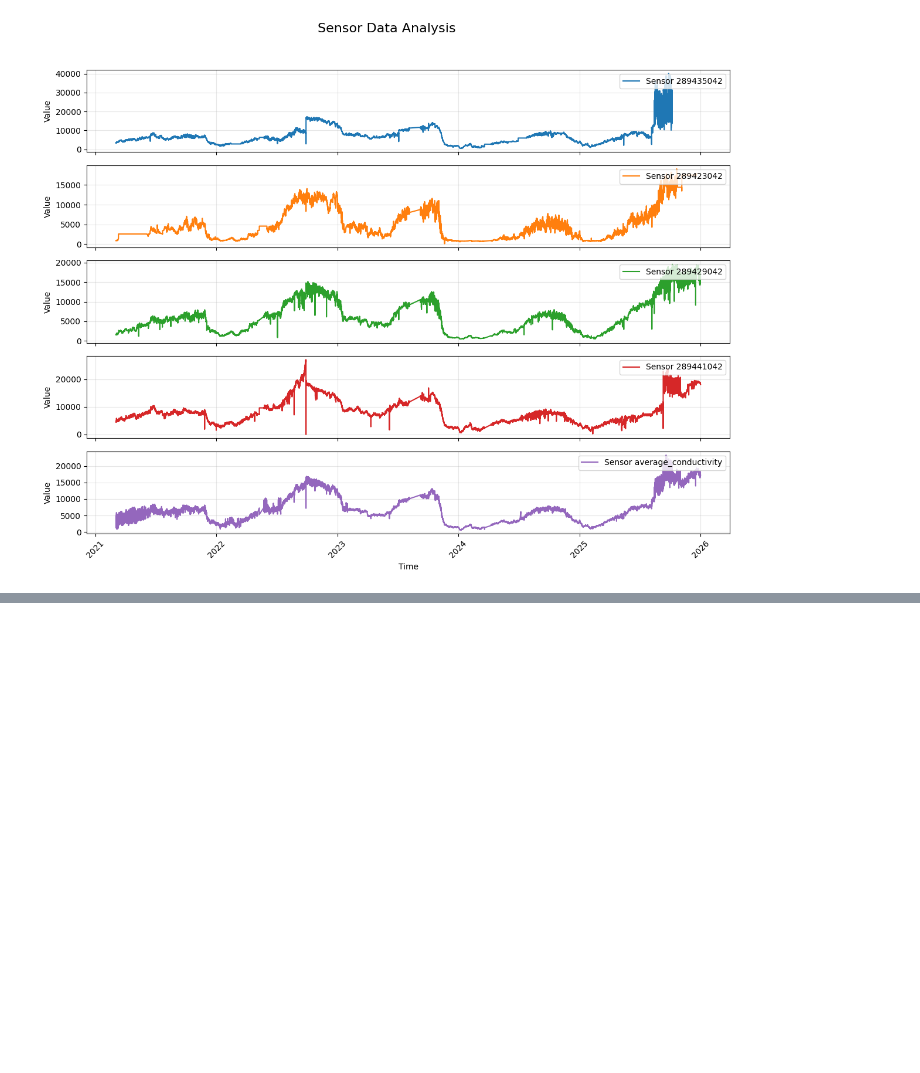
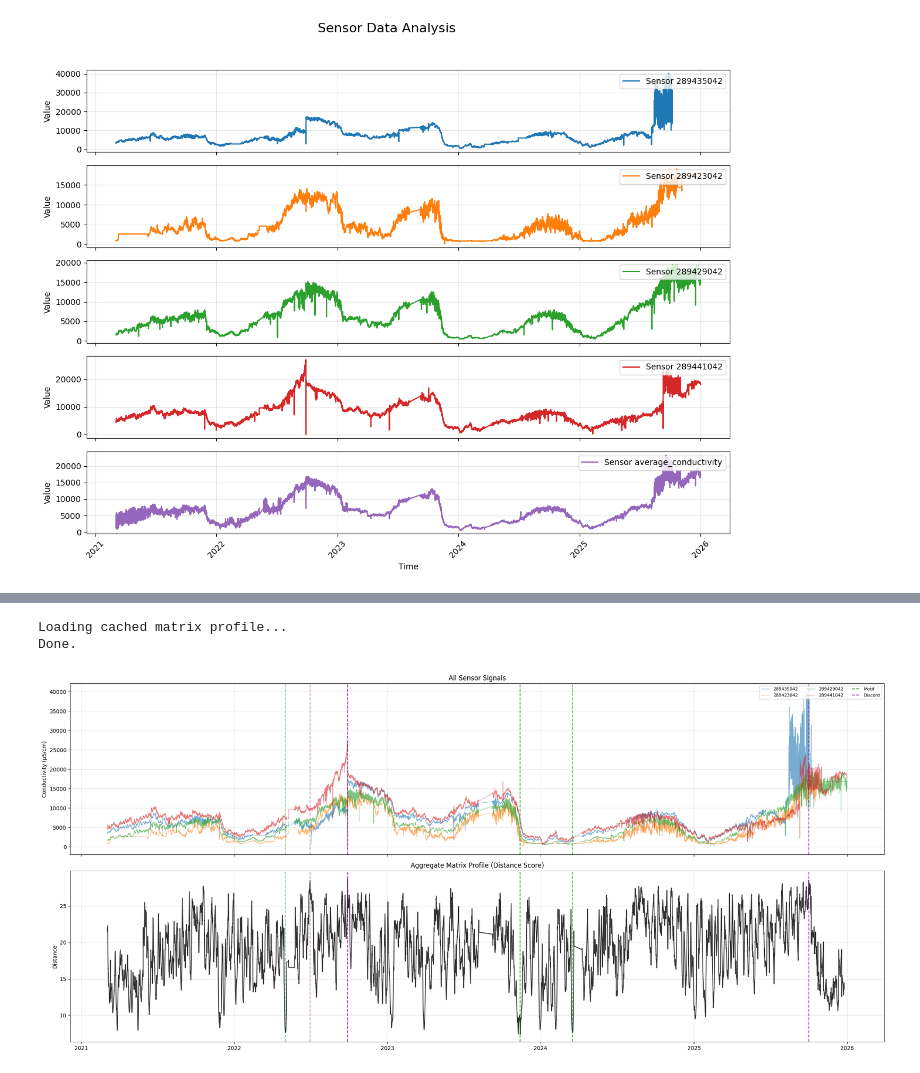
Before and after one commit to ShehabEldeenAyman/Gent-Terneuzen-canal, a Jupyter notebook: time_series_analysis/matrix_profile.ipynb, the cells around one changed output, grey strips where cells are left out. Drawn from its saved outputs; the diff is of its cells as text; code cells hidden in the pictures; blank space fills up the shorter version.

```diff
--- a/time_series_analysis/matrix_profile.ipynb
+++ b/time_series_analysis/matrix_profile.ipynb
@@ -168,0 +230,64 @@ The motif pair matrix profile value in 289441042 is 0.0
+# %%
+T = np.array([final_df[s].interpolate(method='linear').bfill().ffill().values for s in sensors]) #fill empty values
+m = 96 * 7  # 1-week window
+
+CACHE_FILE = "mstump_cache.npz"
+
+if os.path.exists(CACHE_FILE):
+    print("Loading cached matrix profile...")
+    cache = np.load(CACHE_FILE)
+    mmp   = cache["mmp"]
+    mmp_I = cache["mmp_I"]
+    print("Done.")
+else:
+    print("Computing mstump")
+    mmp, mmp_I = stumpy.mstump(T, m)
+    np.savez(CACHE_FILE, mmp=mmp, mmp_I=mmp_I)
+    print(f"Saved to {CACHE_FILE}")
+
+
+aggregate_profile = mmp[-1]  # all-dimensions combined
+
+def find_peaks(profile, top_n, exclusion_zone, ascending=True): #Find Motifs & Discords from the 1D aggregate profile
+    found = []
+    for idx in np.argsort(profile)[::1 if ascending else -1]:
+        if len(found) >= top_n: break
+        if all(abs(idx - f) > exclusion_zone for f in found):
+            found.append(int(idx))
+    return found
+
+#Find Motifs & Discords
+motifs   = find_peaks(aggregate_profile, top_n=3, exclusion_zone=m, ascending=True)
+discords = find_peaks(aggregate_profile, top_n=3, exclusion_zone=m, ascending=False)
+# %% [output]
+Loading cached matrix profile...
+Done.
+# %%
+time_index = final_df.index
+colors_sensor = ['#1f77b4', '#ff7f0e', '#2ca02c', '#d62728']
+
+fig, axes = plt.subplots(2, 1, figsize=(22, 10), sharex=True)
+
+# Panel A: All sensor signals
+for s, col in zip(sensors, colors_sensor):
+    axes[0].plot(time_index, final_df[s].interpolate().values, label=s, color=col, alpha=0.6, linewidth=0.7)
+axes[0].set(title='All Sensor Signals', ylabel='Conductivity (μS/cm)')
+axes[0].grid(True, alpha=0.3)
+
+# Panel B: Aggregate matrix profile
+axes[1].plot(time_index[:len(aggregate_profile)], aggregate_profile, color='black', alpha=0.8)
+axes[1].set(title='Aggregate Matrix Profile (Distance Score)', ylabel='Distance')
+axes[1].grid(True, alpha=0.3)
+
+# Overlay motifs/discords on both panels
+for ax in axes:
+    for i, idx in enumerate(motifs):
+        ax.axvline(time_index[idx], color='green',  linestyle='--', alpha=0.8 - i*0.2, label='Motif'   if (i == 0 and ax == axes[0]) else None)
+    for i, idx in enumerate(discords):
+        ax.axvline(time_index[idx], color='purple', linestyle='--', alpha=0.8 - i*0.2, label='Discord' if (i == 0 and ax == axes[0]) else None)
+
+axes[0].legend(loc='upper right', fontsize=8, ncol=3)
+plt.tight_layout()
+plt.show()
+# %% [output]
+[figure, added]
```
Also changed, not shown: parts of 7 cells of this notebook, 3 other files.
